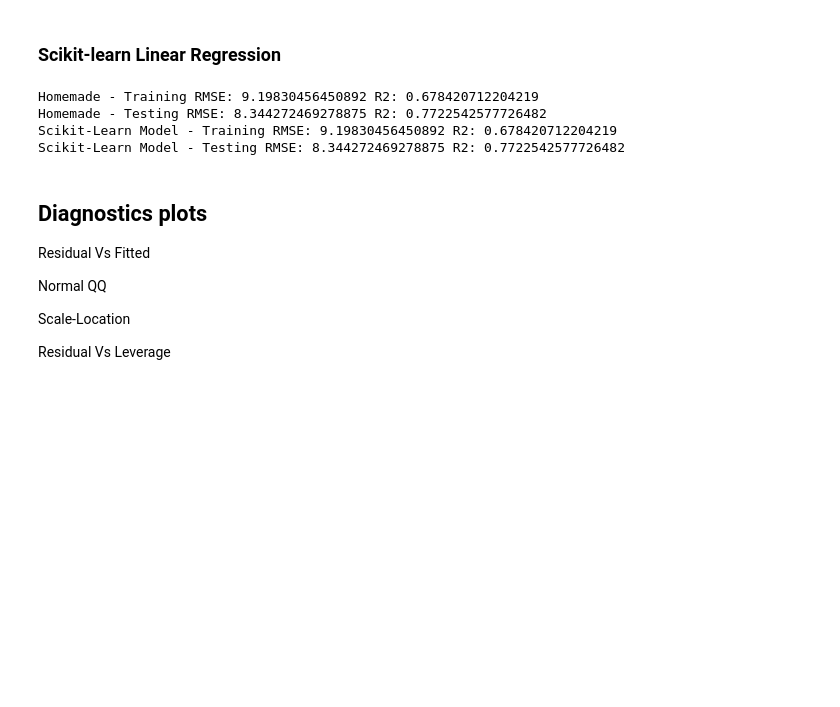
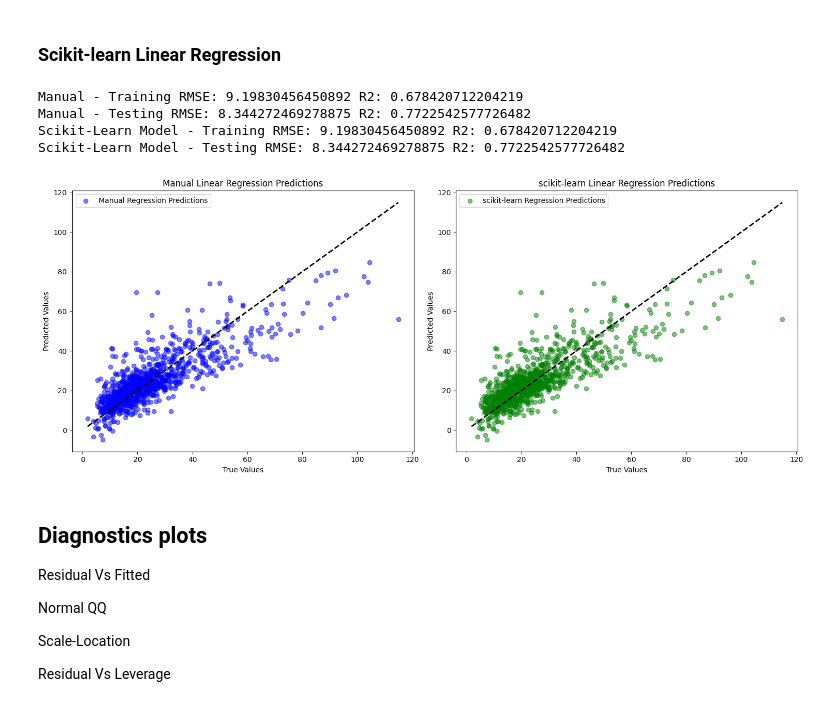
Before and after one commit to Dorianhgn/ML_FRI_Dorian, a Jupyter notebook: Week1/Assignment1_DH.ipynb, the cells around one changed output. Cells and saved outputs as stored; diff of their text form; code cells hidden in the pictures; blank space fills up the shorter version.

```diff
--- a/Week1/Assignment1_DH.ipynb
+++ b/Week1/Assignment1_DH.ipynb
@@ -209,15 +210,39 @@ rmse_test_sklearn = root_mean_squared_error(y_test, y_pred_test_sklearn)
 r2_train_sklearn = r2_score(y_train, y_pred_train_sklearn)
 r2_test_sklearn = r2_score(y_test, y_pred_test_sklearn)
 # %%
-print("Homemade - Training RMSE:", rmse_train, "R2:", r2_train)
-print("Homemade - Testing RMSE:", rmse_test, "R2:", r2_test)
+print("Manual - Training RMSE:", rmse_train, "R2:", r2_train)
+print("Manual - Testing RMSE:", rmse_test, "R2:", r2_test)
 print("Scikit-Learn Model - Training RMSE:", rmse_train_sklearn, "R2:", r2_train_sklearn)
 print("Scikit-Learn Model - Testing RMSE:", rmse_test_sklearn, "R2:", r2_test_sklearn)
 # %% [output]
-Homemade - Training RMSE: 9.19830456450892 R2: 0.678420712204219
-Homemade - Testing RMSE: 8.344272469278875 R2: 0.7722542577726482
+Manual - Training RMSE: 9.19830456450892 R2: 0.678420712204219
+Manual - Testing RMSE: 8.344272469278875 R2: 0.7722542577726482
 Scikit-Learn Model - Training RMSE: 9.19830456450892 R2: 0.678420712204219
 Scikit-Learn Model - Testing RMSE: 8.344272469278875 R2: 0.7722542577726482
+# %%
+# First subplot: Manual linear regression
+plt.figure(figsize=(15, 6))
+plt.subplot(1, 2, 1)
+plt.scatter(y_train, y_pred_train, color='blue', alpha=0.5, label='Manual Regression Predictions')
+plt.plot([y_train.min(), y_train.max()], [y_train.min(), y_train.max()], 'k--', lw=2)
+plt.xlabel('True Values')
+plt.ylabel('Predicted Values')
+plt.title('Manual Linear Regression Predictions')
+plt.legend()
+
+# Second subplot: scikit-learn linear regression
+plt.subplot(1, 2, 2)
+plt.scatter(y_train, y_pred_train_sklearn, color='green', alpha=0.5, label='scikit-learn Regression Predictions')
+plt.plot([y_train.min(), y_train.max()], [y_train.min(), y_train.max()], 'k--', lw=2)
+plt.xlabel('True Values')
+plt.ylabel('Predicted Values')
+plt.title('scikit-learn Linear Regression Predictions')
+plt.legend()
+
+plt.tight_layout()
+plt.show()
+# %% [output]
+[figure, added]
 # %% [markdown]
 ## Diagnostics plots
 Residual Vs Fitted
```
Also changed, not shown: parts of 19 cells of this notebook, 1 other file.
